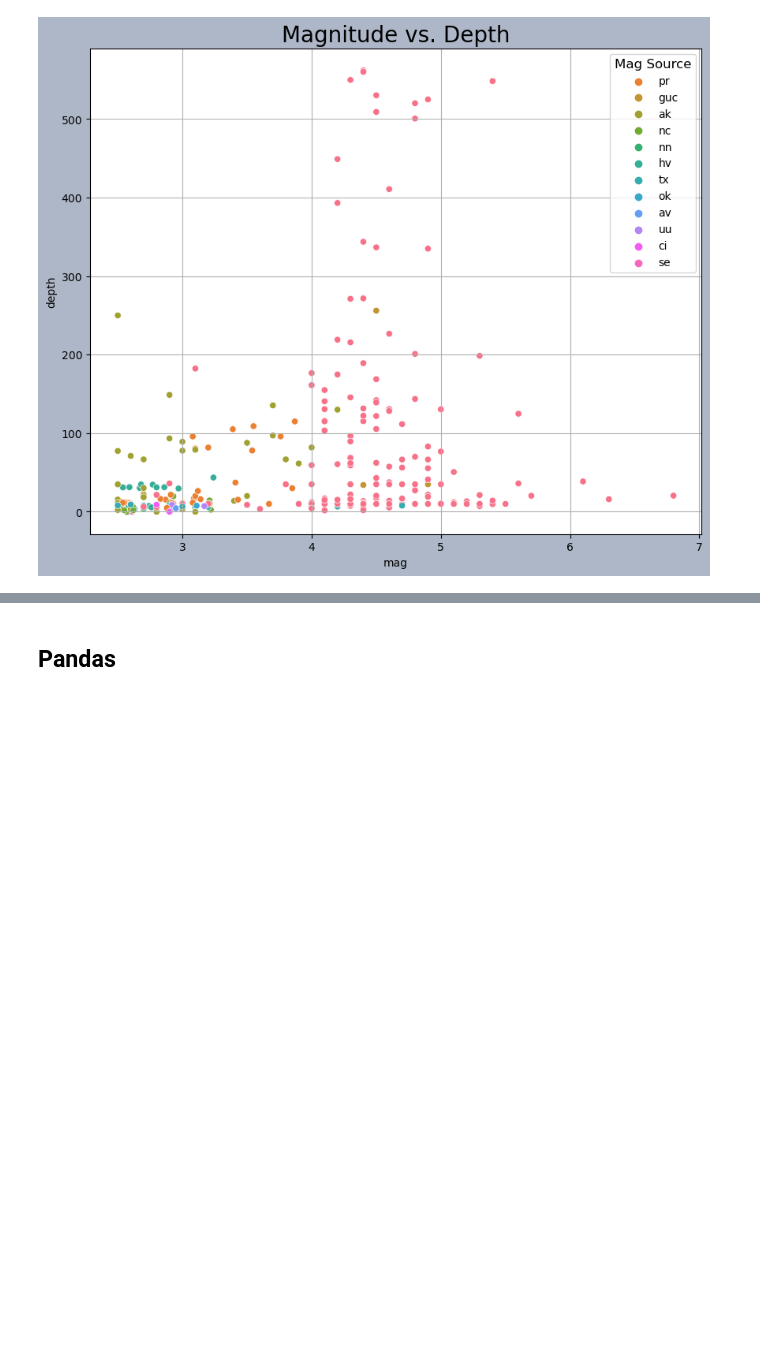
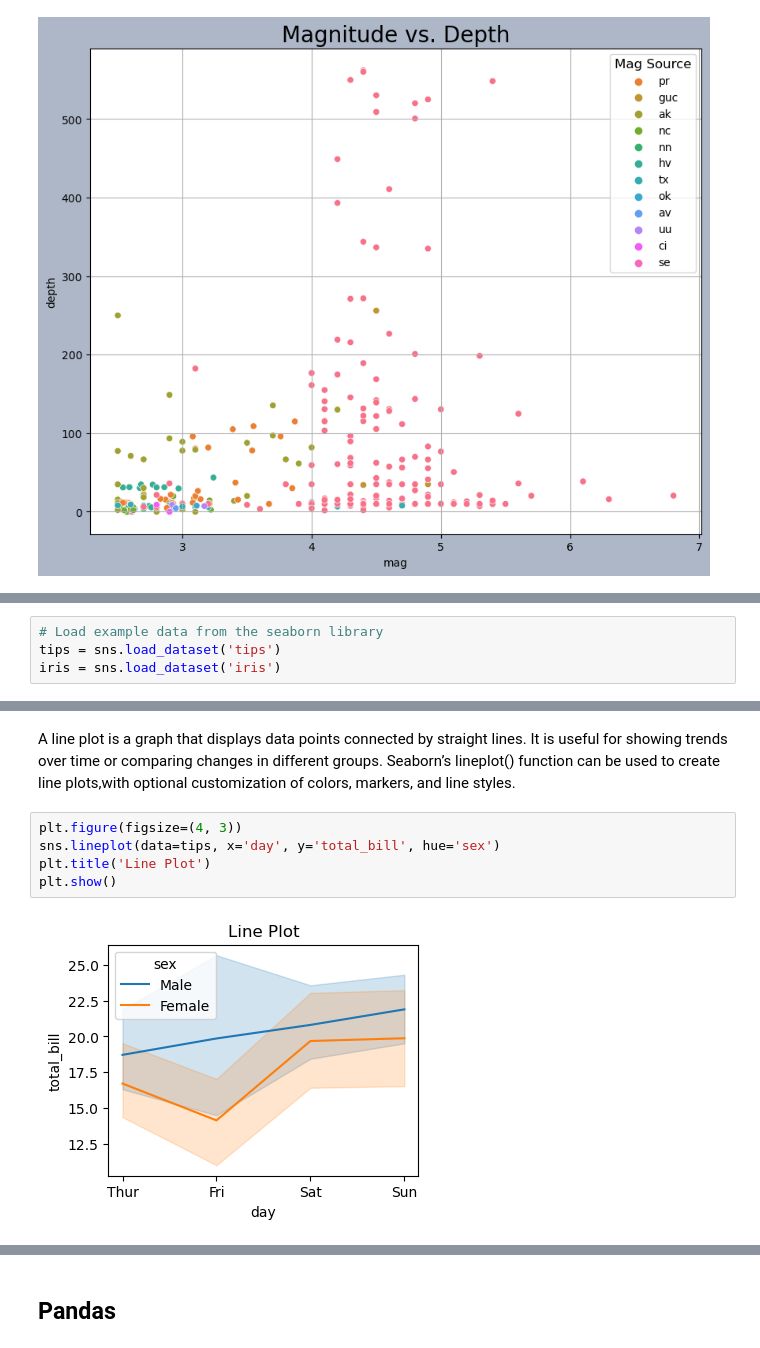
Before and after one commit to mfbenitezp/PY4SA_Course, a Jupyter notebook: Python_DataViz.ipynb, the cells around one changed output, grey strips where cells are left out. Saved outputs shown, nothing was run; the diff lists cells and outputs as text; blank space fills up the shorter version.

```diff
--- a/Python_DataViz.ipynb
+++ b/Python_DataViz.ipynb
@@ -248,0 +267,4 @@ plt.show(fig)
+# %%
+# Load example data from the seaborn library
+tips = sns.load_dataset('tips')
+iris = sns.load_dataset('iris')
@@ -248,0 +288,11 @@ plt.show(fig)
+# %% [markdown]
+A line plot is a graph that displays data points connected by straight lines.
+It is useful for showing trends over time or comparing changes in different groups.
+Seaborn’s lineplot() function can be used to  create line plots,with optional customization of colors, markers, and line styles.
+# %%
+plt.figure(figsize=(4, 3))
+sns.lineplot(data=tips, x='day', y='total_bill', hue='sex')
+plt.title('Line Plot')
+plt.show()
+# %% [output]
+[figure, added]
```
Also changed, not shown: parts of 21 cells of this notebook, 31 other files.
